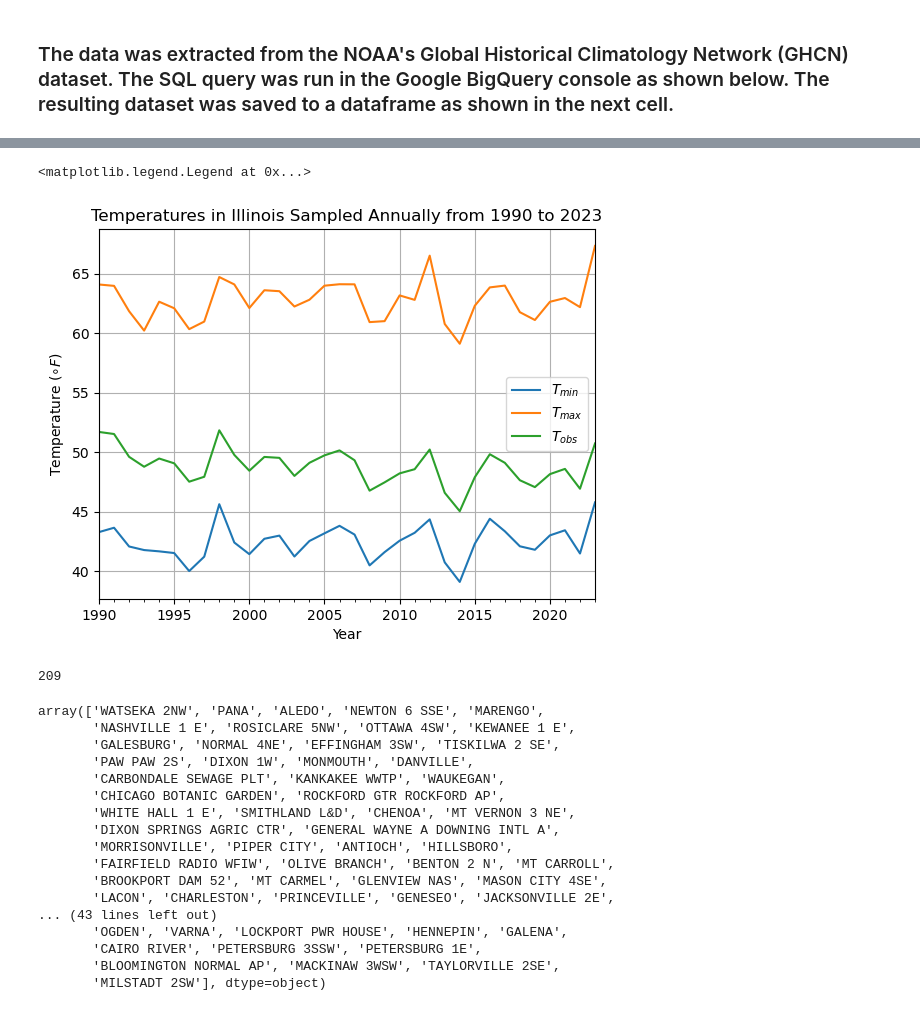
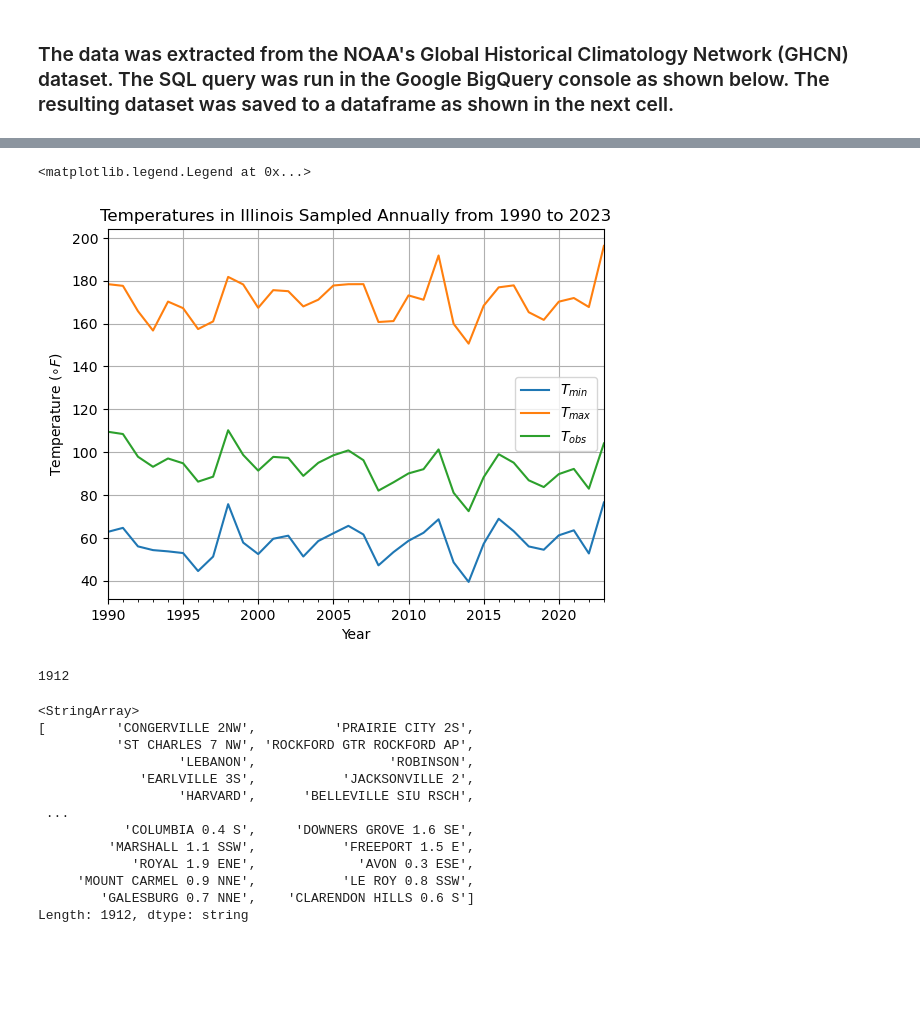
Before and after one commit to hfactor13/IllinoisWeather, a Jupyter notebook: weather_analysis.ipynb, the cells around one changed output, grey strips where cells are left out. Cells and saved outputs as stored; diff of their text form; code cells hidden in the pictures; blank space fills up the shorter version.

```diff
--- a/weather_analysis.ipynb
+++ b/weather_analysis.ipynb
@@ -41,0 +35,11 @@ SyntaxError: unterminated string literal (detected at line 5) (3573174016.py, li
+# %%
+desired_cols = ["date", "time", "name", "element", "value", "latitude", "longitude"]
+raw_weather_data = pd.read_csv("illinois_weather_data.csv", usecols = desired_cols, dtype = {"name": "string", "time": "string", "element": "category", "value": "float", "latitude": "float", "longitude": "float"})
+raw_weather_data = raw_weather_data[desired_cols]
+raw_weather_data["date"] = pd.to_datetime(raw_weather_data["date"])
+raw_weather_data["time"].fillna("0000", inplace = True)
+raw_weather_data["time"] = raw_weather_data["time"].apply(lambda x: f"{x[:-2]}:{x[-2:]}:00")
+raw_weather_data["time"] = pd.to_timedelta(raw_weather_data["time"])
+raw_weather_data["date"] = raw_weather_data["date"] + raw_weather_data["time"]
+raw_weather_data.drop(columns = ["time"], inplace = True)
+raw_weather_data
@@ -42,2 +60,3 @@ SyntaxError: unterminated string literal (detected at line 5) (3573174016.py, li
 # %%
-raw_weather_data_pivot = raw_weather_data.pivot(columns = "element", values = "value_degF") # Converts the categorical data in the elements column to their own respective columns
+raw_weather_data_pivot = raw_weather_data.pivot(columns = "element", values = "value") # Converts the categorical data in the elements column to their own respective columns
+raw_weather_data_pivot
@@ -44,5 +77,5 @@ raw_weather_data_pivot = raw_weather_data.pivot(columns = "element", values = "v
 # %%
-transformed_temp_data = pd.concat([raw_weather_data, raw_weather_data_pivot], axis = 1) # combine the newly generated columns with the existing dataframe
-transformed_temp_data.drop(["element", "value", "value_degF"], axis = 1, inplace = True) # drop the element and value columns
-transformed_temp_data
+transformed_data = pd.concat([raw_weather_data, raw_weather_data_pivot], axis = 1) # combine the newly generated columns with the existing dataframe
+transformed_data.drop(columns = ["element", "value"], inplace = True) # drop the element and value columns
+transformed_data
 # %% [output]
@@ -62,33 +95,29 @@ transformed_temp_data
 # %%
 # This code plots the minimum, maximum, average, and observed temperatures
-ax = (transformed_temp_data[["date","TMIN", "TMAX", "TOBS"]].resample("Y", on = "date").mean() # Resample the temperature dataframe over one year (originally was sampled per day)
+ax = (transformed_data[["date","TMIN", "TMAX", "TOBS"]].resample("Y", on = "date").mean() # Resample the temperature dataframe over one year (originally was sampled per day)
       .plot(xlabel = "Year", ylabel = r"Temperature ($\circ F$)", grid = True, title = "Temperatures in Illinois Sampled Annually from 1990 to 2023"))
 ax.legend(loc = "best", labels = [r"$T_{min}$", r"$T_{max}$", r"$T_{obs}$"]) # Format the temperature labels
 # %% [output]
 <matplotlib.legend.Legend at 0x...>
-[figure, old version]
+[figure, new version]
 # %%
-transformed_temp_data["name"].nunique() # number of stations in Illinois
+transformed_data["name"].nunique() # number of stations in Illinois
 # %% [output]
-209
+1912
 # %%
-transformed_temp_data["name"].unique() # list of all the station names
+transformed_data["name"].unique() # list of all the station names
 # %% [output]
-array(['WATSEKA 2NW', 'PANA', 'ALEDO', 'NEWTON 6 SSE', 'MARENGO',
-       'NASHVILLE 1 E', 'ROSICLARE 5NW', 'OTTAWA 4SW', 'KEWANEE 1 E',
-       'GALESBURG', 'NORMAL 4NE', 'EFFINGHAM 3SW', 'TISKILWA 2 SE',
-       'PAW PAW 2S', 'DIXON 1W', 'MONMOUTH', 'DANVILLE',
-       'CARBONDALE SEWAGE PLT', 'KANKAKEE WWTP', 'WAUKEGAN',
-       'CHICAGO BOTANIC GARDEN', 'ROCKFORD GTR ROCKFORD AP',
-       'WHITE HALL 1 E', 'SMITHLAND L&D', 'CHENOA', 'MT VERNON 3 NE',
-       'DIXON SPRINGS AGRIC CTR', 'GENERAL WAYNE A DOWNING INTL A',
-       'MORRISONVILLE', 'PIPER CITY', 'ANTIOCH', 'HILLSBORO',
-       'FAIRFIELD RADIO WFIW', 'OLIVE BRANCH', 'BENTON 2 N', 'MT CARROLL',
-       'BROOKPORT DAM 52', 'MT CARMEL', 'GLENVIEW NAS', 'MASON CITY 4SE',
-       'LACON', 'CHARLESTON', 'PRINCEVILLE', 'GENESEO', 'JACKSONVILLE 2E',
-... (43 lines left out)
-       'OGDEN', 'VARNA', 'LOCKPORT PWR HOUSE', 'HENNEPIN', 'GALENA',
-       'CAIRO RIVER', 'PETERSBURG 3SSW', 'PETERSBURG 1E',
-       'BLOOMINGTON NORMAL AP', 'MACKINAW 3WSW', 'TAYLORVILLE 2SE',
-       'MILSTADT 2SW'], dtype=object)
+<StringArray>
+[         'CONGERVILLE 2NW',          'PRAIRIE CITY 2S',
+          'ST CHARLES 7 NW', 'ROCKFORD GTR ROCKFORD AP',
+                  'LEBANON',                 'ROBINSON',
+             'EARLVILLE 3S',           'JACKSONVILLE 2',
+                  'HARVARD',      'BELLEVILLE SIU RSCH',
+ ...
+           'COLUMBIA 0.4 S',     'DOWNERS GROVE 1.6 SE',
+         'MARSHALL 1.1 SSW',           'FREEPORT 1.5 E',
+            'ROYAL 1.9 ENE',             'AVON 0.3 ESE',
+     'MOUNT CARMEL 0.9 NNE',           'LE ROY 0.8 SSW',
+        'GALESBURG 0.7 NNE',    'CLARENDON HILLS 0.6 S']
+Length: 1912, dtype: string
 # %%
```
Also changed, not shown: parts of 12 cells of this notebook.
